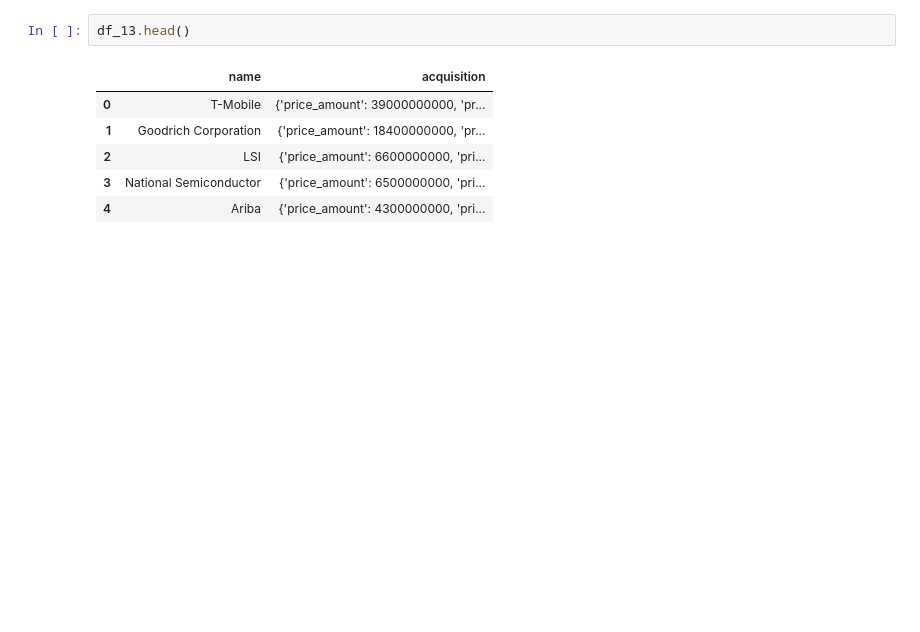
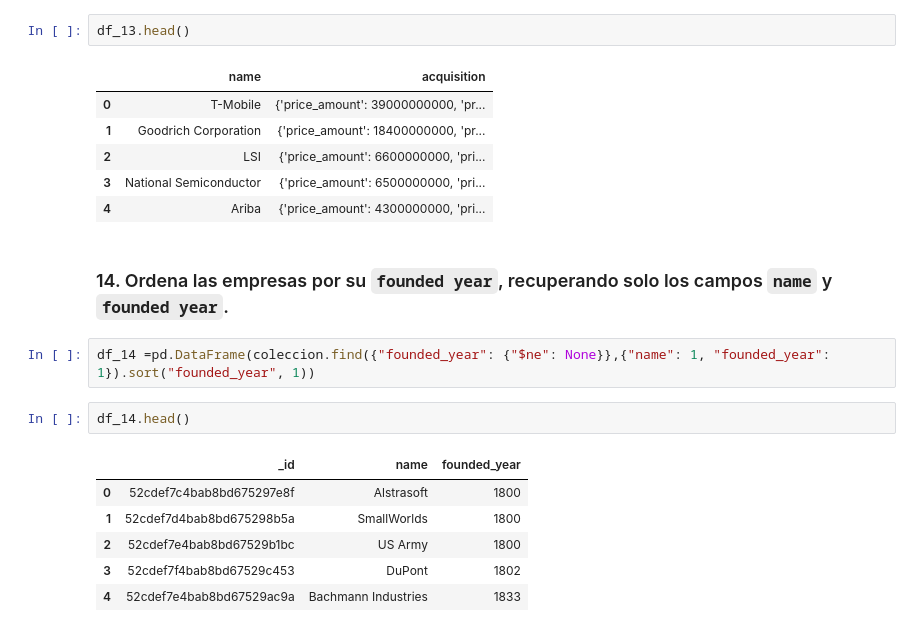
Before and after one commit to santiagorodriguez-dev/laboratorio-modulo4-leccion01-mongo, a Jupyter notebook: enunciados/lab-mongo.ipynb, the cells around one changed output. Cells and saved outputs as stored; diff of their text form; blank space fills up the shorter version.

```diff
--- a/enunciados/lab-mongo.ipynb
+++ b/enunciados/lab-mongo.ipynb
@@ -282,3 +282,16 @@ df_13.head()
 | 2 | LSI | {'price_amount': 6600000000, 'pri... |
 | 3 | National Semiconductor | {'price_amount': 6500000000, 'pri... |
 | 4 | Ariba | {'price_amount': 4300000000, 'pri... |
+# %% [markdown]
+### 14. Ordena las empresas por su `founded year`, recuperando solo los campos `name` y `founded year`.
+# %%
+df_14 =pd.DataFrame(coleccion.find({"founded_year": {"$ne": None}},{"name": 1, "founded_year": 1}).sort("founded_year", 1))
+# %%
+df_14.head()
+# %% [output]
+|  | _id | name | founded_year |
+| 0 | 52cdef7c4bab8bd675297e8f | Alstrasoft | 1800 |
+| 1 | 52cdef7d4bab8bd675298b5a | SmallWorlds | 1800 |
+| 2 | 52cdef7e4bab8bd67529b1bc | US Army | 1800 |
+| 3 | 52cdef7f4bab8bd67529c453 | DuPont | 1802 |
+| 4 | 52cdef7e4bab8bd67529ac9a | Bachmann Industries | 1833 |
```
Also changed, not shown: parts of 1 cell of this notebook.
